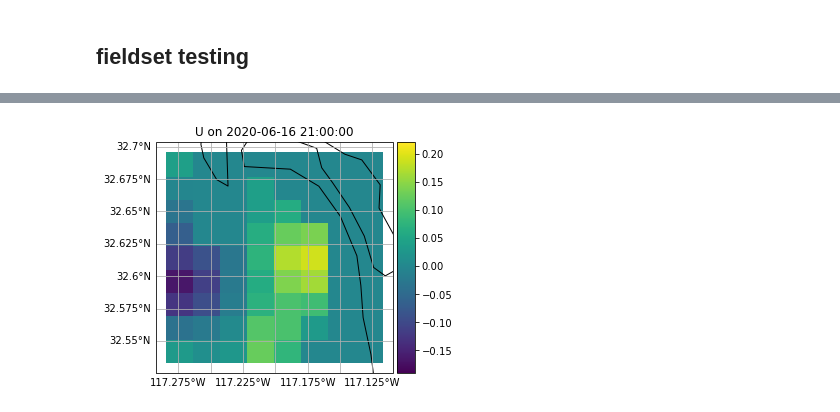
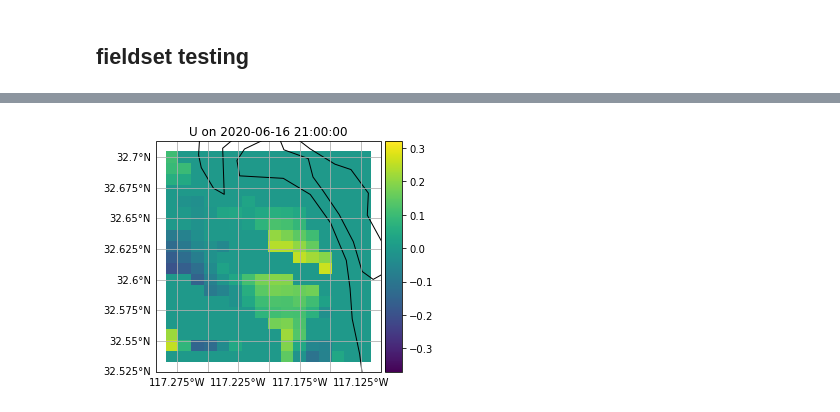
Before and after one commit to jerukan/PyPlume, a Jupyter notebook: access_thredds_man.ipynb, the cells around one changed output, grey strips where cells are left out. Saved outputs shown, nothing was run; the diff lists cells and outputs as text; code cells hidden in the pictures.

Commit message:
gapfilling is much easier to use and change, and 1 km tijuana testing

```diff
--- a/access_thredds_man.ipynb
+++ b/access_thredds_man.ipynb
@@ -86,7 +90,7 @@ done
 # %%
 from parcels import FieldSet
 # %%
-netcdf_filename = "west_coast_2km_hourly_netcdfs/west_coast_2km_hourly_region_tijuana_river.nc"
+netcdf_filename = "west_coast_1km_hourly_netcdfs/west_coast_1km_hourly_region_tijuana_river.nc"
 ds = xr.open_dataset(netcdf_filename)
 fs = FieldSet.from_xarray_dataset(ds, dict(U="u",V="v"), dict(lat="lat",lon="lon",time="time"))
 ds.close()
@@ -96 +99 @@ WARNING: Casting depth data to np.float32
-[figure, old version]
+[figure, new version]
```
Also changed, not shown: parts of 5 cells of this notebook, 2 other files.
